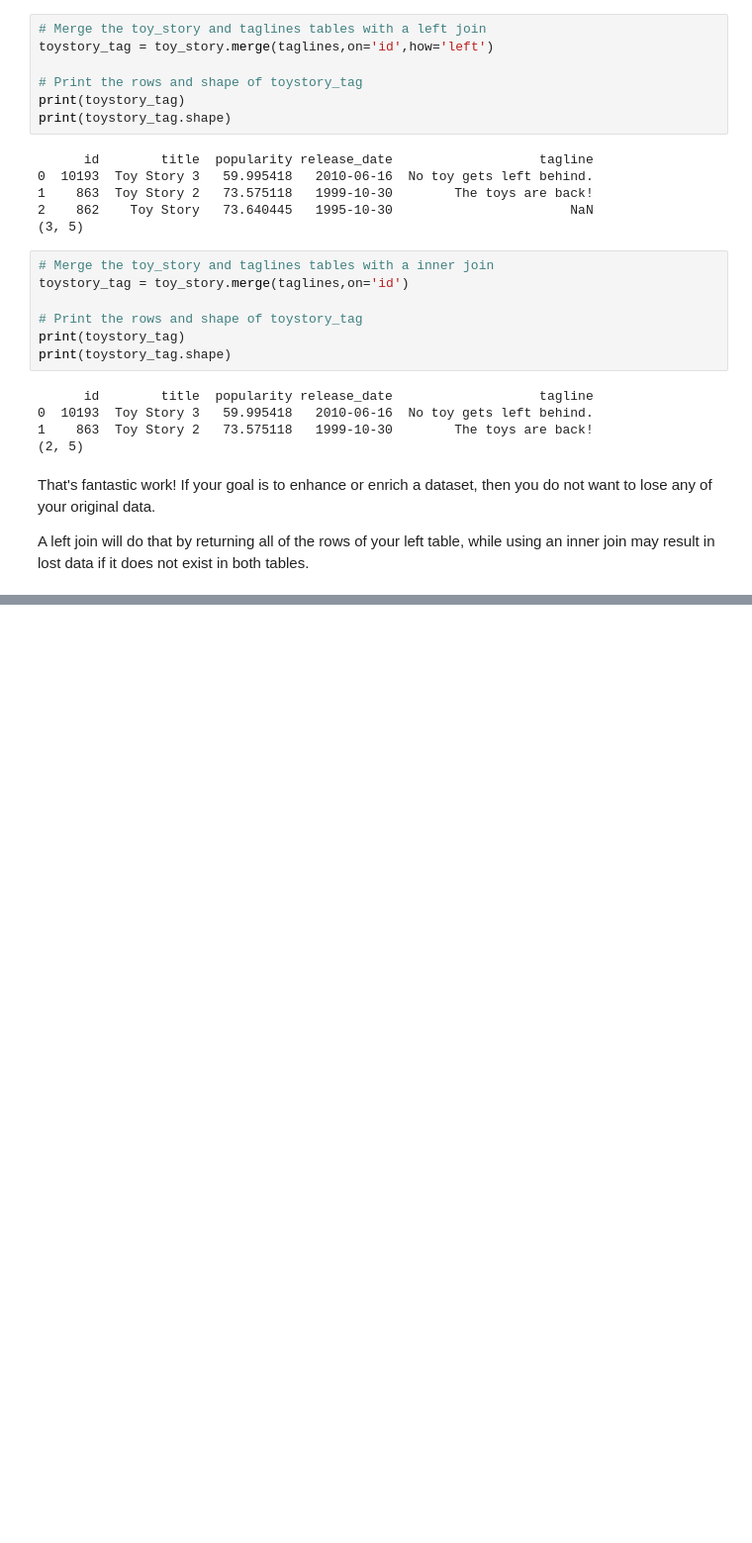
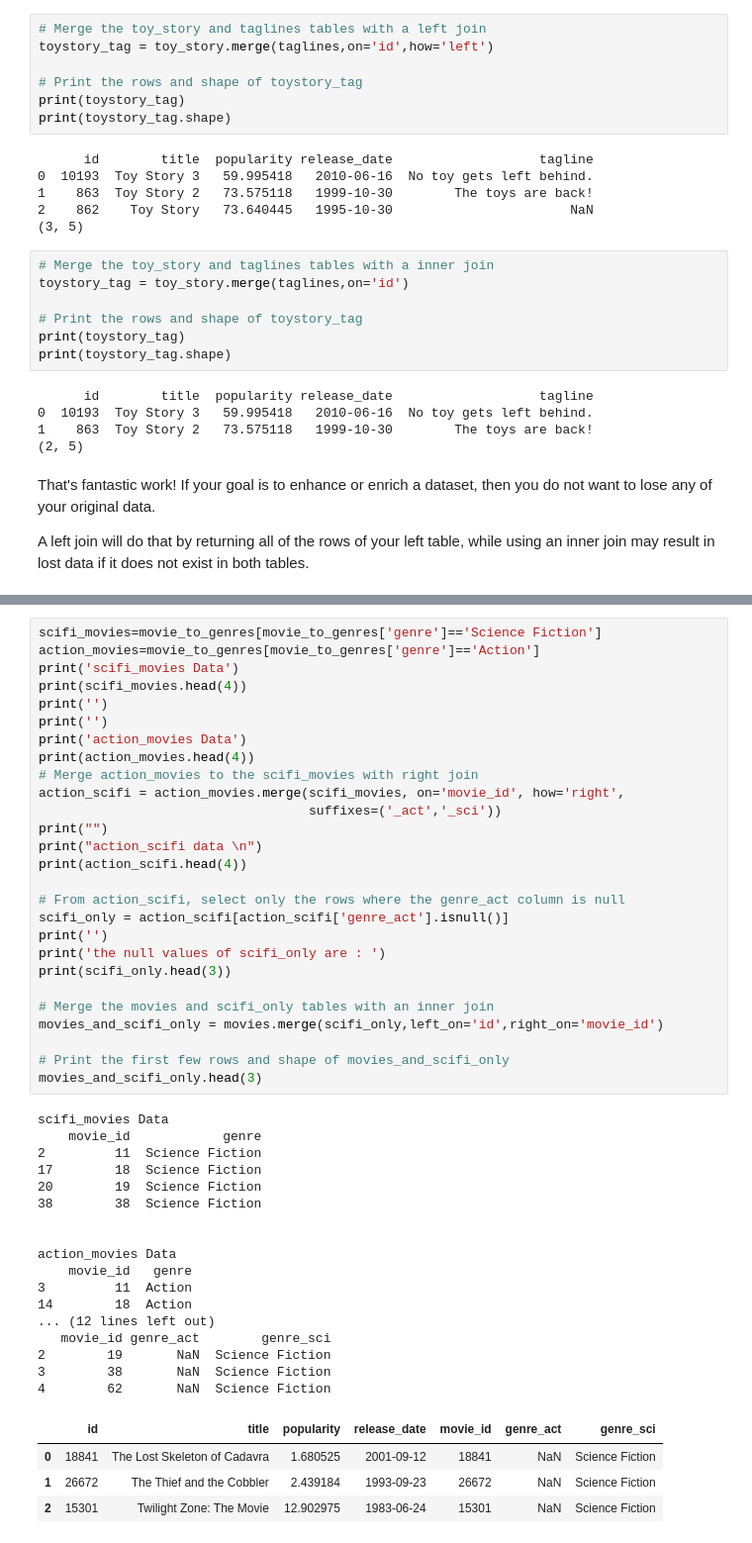
Before and after one commit to Navidullah/Data-Science, a Jupyter notebook: Joining Data with pandas/inner_join.ipynb, the cells around one changed output, grey strips where cells are left out. Shown: that part at 99% size. Cells and saved outputs as stored; diff of their text form; blank space fills up the shorter version.

```diff
--- a/Joining Data with pandas/inner_join.ipynb
+++ b/Joining Data with pandas/inner_join.ipynb
@@ -444,0 +664,49 @@ A left join will do that by returning all of the rows of your left table, while
+# %%
+scifi_movies=movie_to_genres[movie_to_genres['genre']=='Science Fiction']
+action_movies=movie_to_genres[movie_to_genres['genre']=='Action']
+print('scifi_movies Data')
+print(scifi_movies.head(4))
+print('')
+print('')
+print('action_movies Data')
+print(action_movies.head(4))
+# Merge action_movies to the scifi_movies with right join
+action_scifi = action_movies.merge(scifi_movies, on='movie_id', how='right',
+                                   suffixes=('_act','_sci'))
+print("")
+print("action_scifi data \n")
+print(action_scifi.head(4))
+
+# From action_scifi, select only the rows where the genre_act column is null
+scifi_only = action_scifi[action_scifi['genre_act'].isnull()]
+print('')
+print('the null values of scifi_only are : ')
+print(scifi_only.head(3))
+
+# Merge the movies and scifi_only tables with an inner join
+movies_and_scifi_only = movies.merge(scifi_only,left_on='id',right_on='movie_id')
+
+# Print the first few rows and shape of movies_and_scifi_only
+movies_and_scifi_only.head(3)
+# %% [output]
+scifi_movies Data
+    movie_id            genre
+2         11  Science Fiction
+17        18  Science Fiction
+20        19  Science Fiction
+38        38  Science Fiction
+
+
+action_movies Data
+    movie_id   genre
+3         11  Action
+14        18  Action
+... (12 lines left out)
+   movie_id genre_act        genre_sci
+2        19       NaN  Science Fiction
+3        38       NaN  Science Fiction
+4        62       NaN  Science Fiction
+|  | id | title | popularity | release_date | movie_id | genre_act | genre_sci |
+| 0 | 18841 | The Lost Skeleton of Cadavra | 1.680525 | 2001-09-12 | 18841 | NaN | Science Fiction |
+| 1 | 26672 | The Thief and the Cobbler | 2.439184 | 1993-09-23 | 26672 | NaN | Science Fiction |
+| 2 | 15301 | Twilight Zone: The Movie | 12.902975 | 1983-06-24 | 15301 | NaN | Science Fiction |
```
Also changed, not shown: parts of 29 cells of this notebook.
